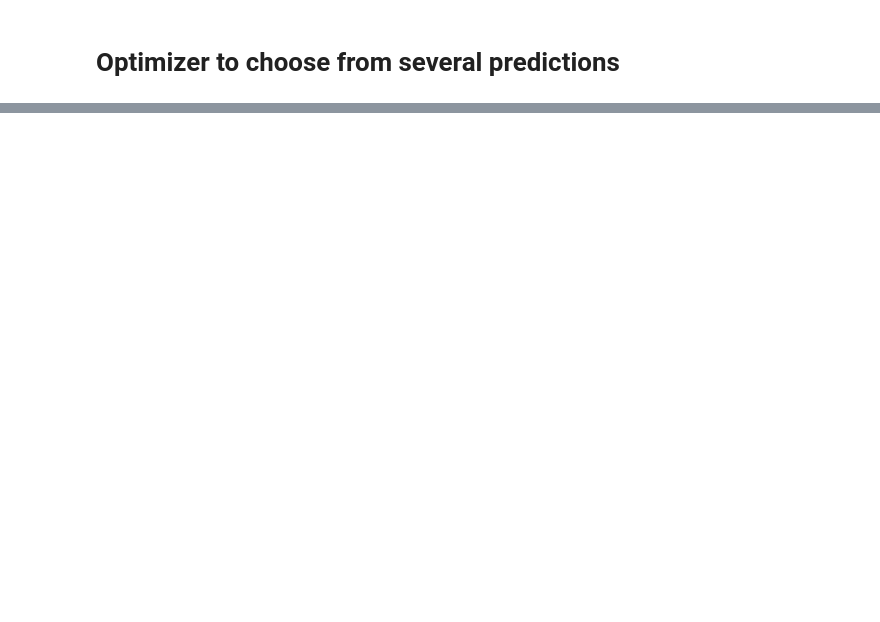
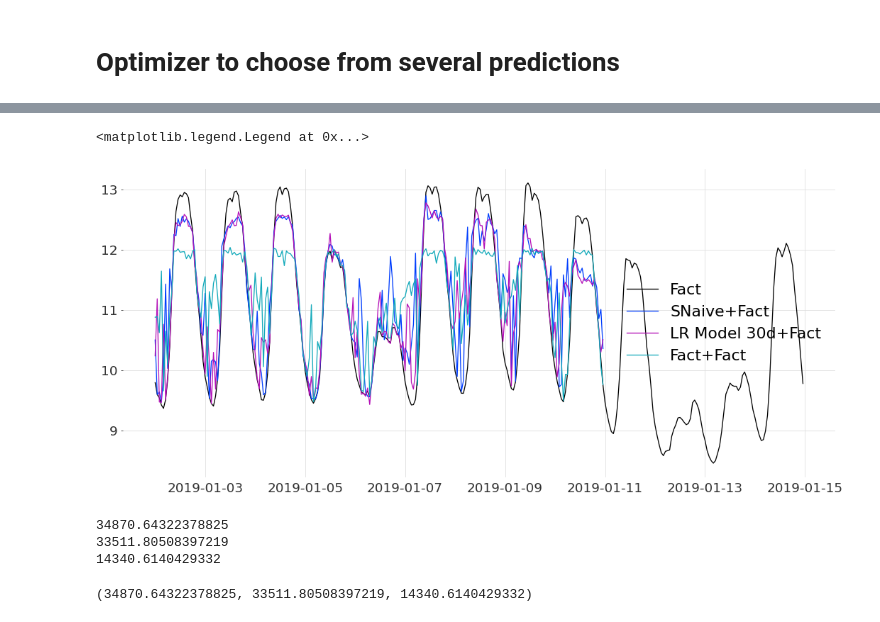
Before and after one commit to mariapaskevich/vof, a Jupyter notebook: Package_draft.ipynb, the cells around one changed output, grey strips where cells are left out. Saved outputs shown, nothing was run; the diff lists cells and outputs as text; code cells hidden in the pictures; blank space fills up the shorter version.

Commit message:
additions for optimization code

```diff
--- a/Package_draft.ipynb
+++ b/Package_draft.ipynb
@@ -373,0 +312,15 @@ ValueError: Cannot index with multidimensional key
+# %%
+odm = OptimalDecisionMakers(pd.DataFrame(data.loc[data.index<'2019-01-15',['SNaive','LR Model 30d','Fact']]),'Fact')
+
+EVALUATE = False
+TIME_HORIZON = 96
+DECISION_TIMESTEP = 24
+PEAK_POWER_LIMIT = 12
+BATTERY_CHARGE = 0
+BATTERY_CAPACITY = 150
+BATTERY_EFFICIENCY = .9
+
+par = ng.p.Array(shape=(TIME_HORIZON,)).set_bounds(lower=-80, upper=80)
+optimizer = ng.optimizers.CMA(parametrization=par, budget=10000)
+
+sol = odm.select_value_optimal_model(optimizer,cost_function,decision_time_step=DECISION_TIMESTEP,optimization_horizon=TIME_HORIZON)
@@ -373,0 +345,24 @@ ValueError: Cannot index with multidimensional key
+# %%
+#plt.plot(sol.SNaive, label='solution')
+
+plt.plot(odm.x.Fact, label='Fact')
+
+plt.plot(sol.SNaive+odm.x.Fact, label='SNaive+Fact')
+plt.plot(sol['LR Model 30d']+odm.x.Fact, label='LR Model 30d+Fact')
+
+plt.plot(sol['Fact']+odm.x.Fact, label='Fact+Fact')
+plt.legend()
+# %% [output]
+<matplotlib.legend.Legend at 0x...>
+[figure, added]
+# %%
+EVALUATE = True
+odm.evaluate()
+# %% [output]
+34870.64322378825
+33511.80508397219
+14340.6140429332
+# %%
+cost_function(sol['SNaive']),cost_function(sol['LR Model 30d']),cost_function(sol['Fact'])
+# %% [output]
+(34870.64322378825, 33511.80508397219, 14340.6140429332)
```
Also changed, not shown: parts of 10 cells of this notebook.
